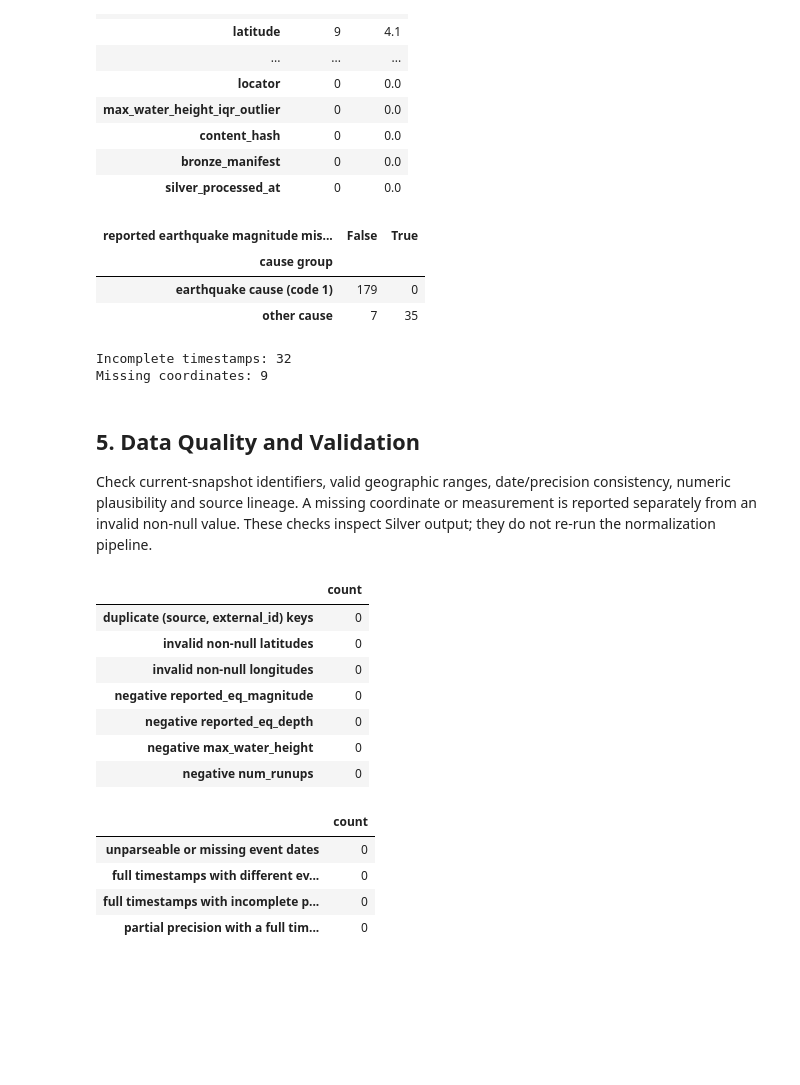
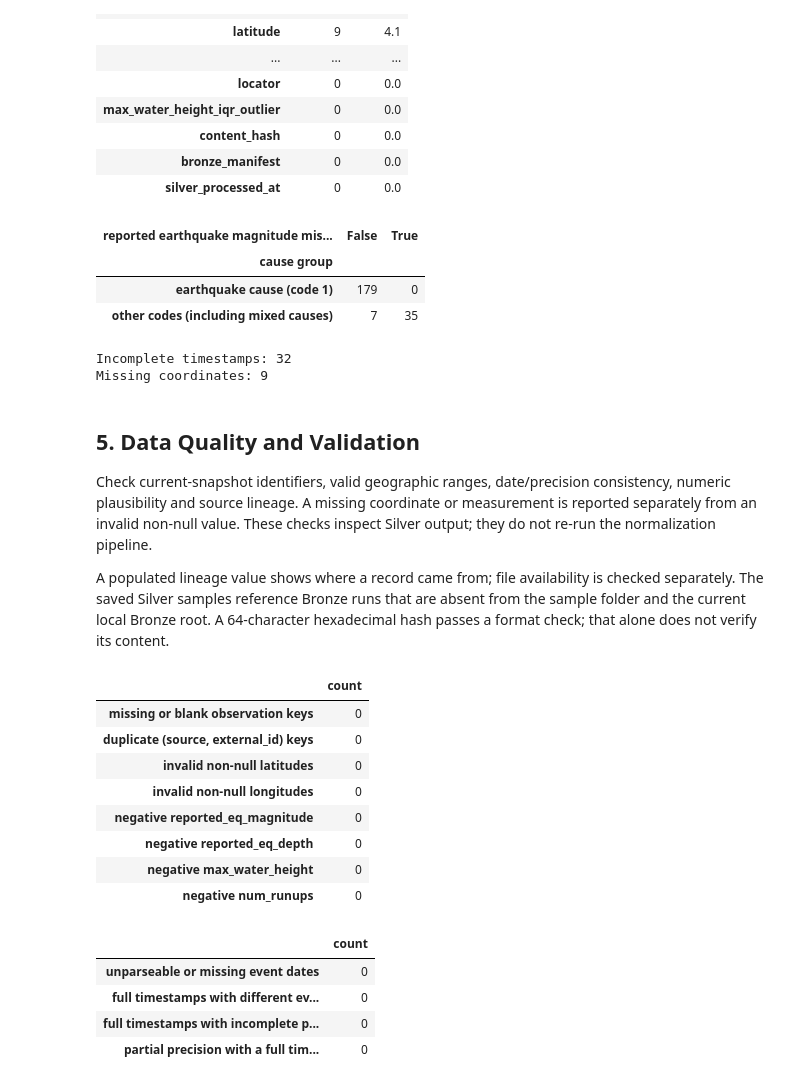
Before and after one commit to g8martinezsilva/tsunami-monitoring, a Jupyter notebook: notebooks/02_silver_exploration.ipynb, the cells around one changed output. Saved outputs shown, nothing was run; the diff lists cells and outputs as text; code cells hidden in the pictures; blank space fills up the shorter version.

```diff
--- a/notebooks/02_silver_exploration.ipynb
+++ b/notebooks/02_silver_exploration.ipynb
@@ -133,7 +136,7 @@ display(missing.sort_values(["missing", "percent"], ascending=False))
 | bronze_manifest | 0 | 0.0 |
 | silver_processed_at | 0 | 0.0 |
 # %%
-cause_missing = pd.crosstab(tsunamis["cause_code"].eq(1).map({True: "earthquake cause (code 1)", False: "other cause"}),
+cause_missing = pd.crosstab(tsunamis["cause_code"].eq(1).map({True: "earthquake cause (code 1)", False: "other codes (including mixed causes)"}),
                             tsunamis["reported_eq_magnitude"].isna(), rownames=["cause group"],
                             colnames=["reported earthquake magnitude missing"])
 display(cause_missing)
@@ -143,26 +146,31 @@ print("Missing coordinates:", int((tsunamis["latitude"].isna() | tsunamis["longi
 | reported earthquake magnitude mis... | False | True |
 | cause group |  |  |
 | earthquake cause (code 1) | 179 | 0 |
-| other cause | 7 | 35 |
+| other codes (including mixed causes) | 7 | 35 |
 Incomplete timestamps: 32
 Missing coordinates: 9
 # %% [markdown]
 ## 5. Data Quality and Validation
 
 Check current-snapshot identifiers, valid geographic ranges, date/precision consistency, numeric plausibility and source lineage. A missing coordinate or measurement is reported separately from an invalid non-null value. These checks inspect Silver output; they do not re-run the normalization pipeline.
+
+A populated lineage value shows where a record came from; file availability is checked separately. The saved Silver samples reference Bronze runs that are absent from the sample folder and the current local Bronze root. A 64-character hexadecimal hash passes a format check; that alone does not verify its content.
 # %%
 duplicate_keys = int(tsunamis.duplicated(["source", "external_id"]).sum())
 invalid_lat = int((tsunamis["latitude"].notna() & ~tsunamis["latitude"].between(-90, 90)).sum())
 invalid_lon = int((tsunamis["longitude"].notna() & ~tsunamis["longitude"].between(-180, 180)).sum())
 invalid_numeric = {field: int(tsunamis[field].lt(0).sum()) for field in
                    ["reported_eq_magnitude", "reported_eq_depth", "max_water_height", "num_runups"]}
-checks = pd.Series({"duplicate (source, external_id) keys": duplicate_keys,
+key_missing = tsunamis[["source", "external_id"]].isna().any(axis=1)
+key_blank = tsunamis[["source", "external_id"]].astype("string").apply(lambda col: col.str.strip().eq("")).any(axis=1)
+checks = pd.Series({"missing or blank observation keys": int((key_missing | key_blank).sum()),"duplicate (source, external_id) keys": duplicate_keys,
                     "invalid non-null latitudes": invalid_lat,
                     "invalid non-null longitudes": invalid_lon,
                     **{f"negative {key}": value for key, value in invalid_numeric.items()}})
 display(checks.to_frame("count"))
 # %% [output]
 |  | count |
+| missing or blank observation keys | 0 |
 | duplicate (source, external_id) keys | 0 |
 | invalid non-null latitudes | 0 |
 | invalid non-null longitudes | 0 |
```
Also changed, not shown: parts of 14 cells of this notebook, 3 other files.
